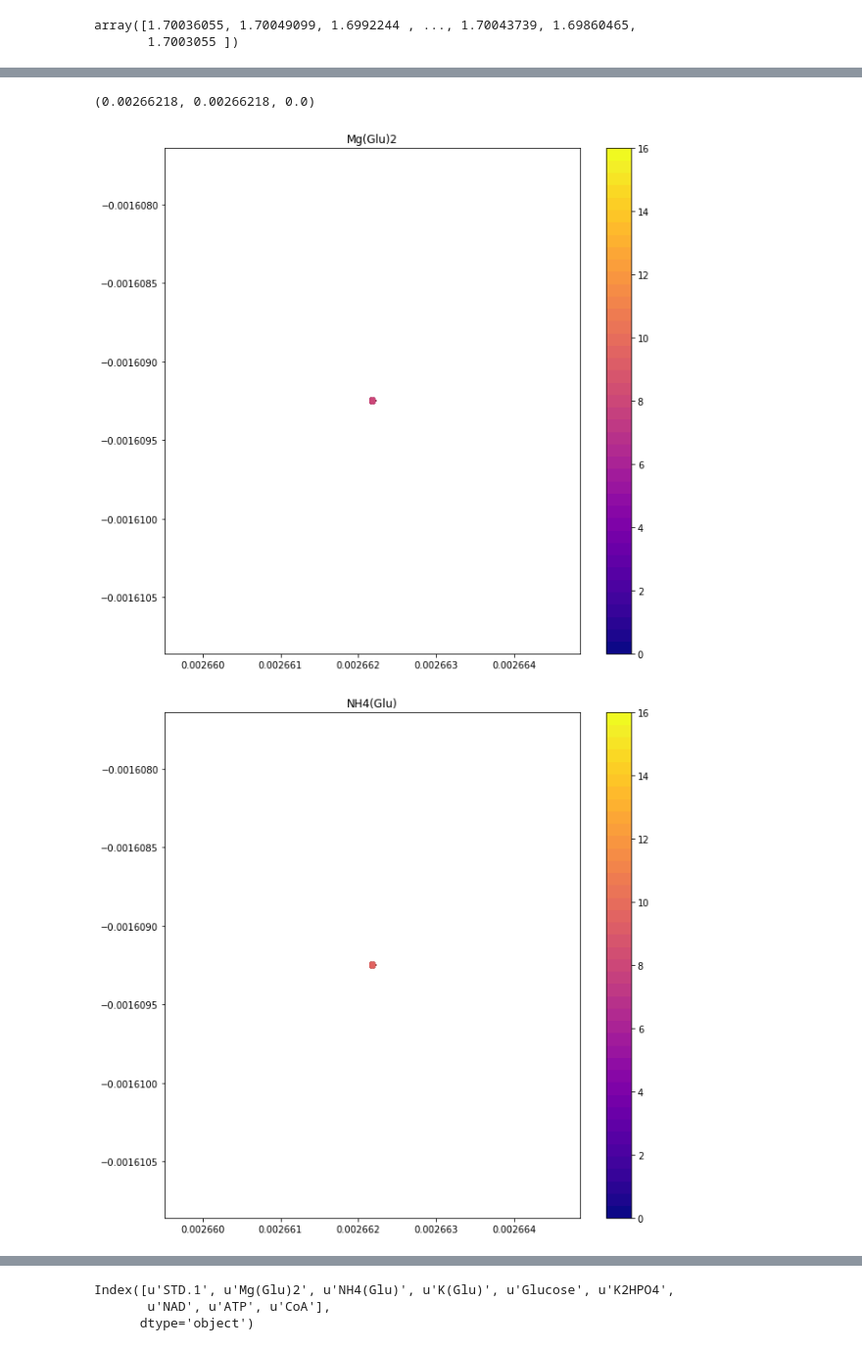
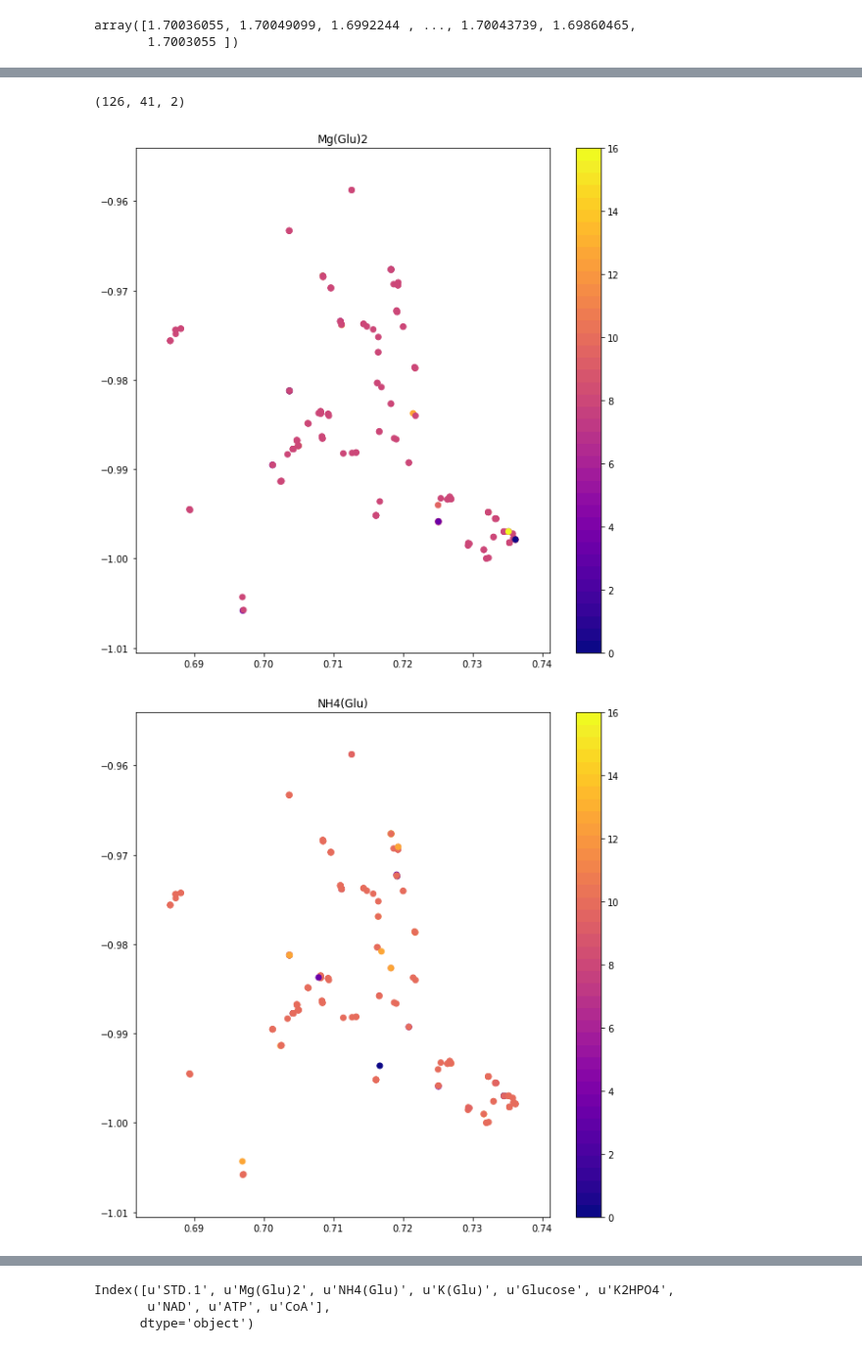
Before and after one commit to nlarusstone/cf_fba, a Jupyter notebook: notebooks/AutoEncoders.ipynb, the cells around one changed output, grey strips where cells are left out. Shown at 98% size. Drawn from its saved outputs; the diff is of its cells as text; code cells hidden in the pictures.

```diff
--- a/notebooks/AutoEncoders.ipynb
+++ b/notebooks/AutoEncoders.ipynb
@@ -27,9 +94,0 @@ y.shape
-# %%
-np.random.seed(seed=42)
-train_ind = np.random.choice(flat_data.shape[0], size=int(0.9 * flat_data.shape[0]), replace=False)
-test_ind = list(set(range(flat_data.shape[0])) - set(train_ind))
-# %%
-min_val = np.min(flat_data)
-max_val = np.max(flat_data)
-scale = lambda x: (x + abs(min_val)) / (abs(min_val) + max_val)
-flat_data_scaled = scale(flat_data)
@@ -44 +95,18 @@ X_test, y_test = flat_data_scaled[test_ind], y[test_ind]
+# %%
+np.random.seed(seed=42)
+def gen_train_test(data):
+    train_ind = np.random.choice(data.shape[0], size=int(0.9 * data.shape[0]), replace=False)
+    test_ind = list(set(range(data.shape[0])) - set(train_ind))
+    min_val = np.min(data)
+    max_val = np.max(data)
+    # mn = np.mean(flat_data)
+    #std = np.std(flat_data)
+    #norm = lambda x: (x - mn) / std
+    scale = lambda x: (x + abs(min_val)) / (abs(min_val) + max_val)
+    data_scaled = scale(data)
+    y = np.array(range(41) * data.shape[0])
+    return data_scaled[train_ind], y[train_ind], data_scaled[test_ind], y[test_ind]
+#gen_train_test(flat_data)
+#gen_train_test(data_no_nan)
+X_train, y_train, X_test, y_test = gen_train_test(resamp_data)
 # %%
@@ -94,12 +173,16 @@ def build_vae(X_shape, batch_size=100):
     generator = Model(decoder_input, _x_decoded_mean)
     return vae, encoder, generator
 # %%
+#%%debug
 batch_size = 256
-vae, encoder, generator = build_vae(X_train.shape[1], batch_size)
+X_shape, n_experiments = X_train.shape[2], df.shape[0]
+targets = tf.convert_to_tensor(df['AVG.1'].values, dtype=tf.float32)
+output_ind = btol_col
+vae, encoder, generator = build_vae(X_shape, n_experiments, targets, output_ind, batch_size)
 es = EarlyStopping(patience=2)
 vae.fit(X_train,
         shuffle=True,
-        epochs=10,
+        epochs=20,
         batch_size=batch_size,
         validation_data=(X_test, None),
         callbacks=[es])
@@ -188,32 +251,34 @@ get_rct(df, 'Glucose', y_test)
-# %%
-xmin, xmax, x_diff
-# %% [output]
-(0.00266218, 0.00266218, 0.0)
+# %%
+x_test_encoded.shape
+# %% [output]
+(126, 41, 2)
 # %%
 #cm1 = cm.get_cmap('tab20b', 20)
 #cm2 = cm.get_cmap('tab20c', 20)
 cmap = cm.get_cmap('plasma', 41)
 #cmap = lambda x: cm1(x) if x < 21 else cm2(x)
-xmin, xmax = np.amin(x_test_encoded[:, 0]), np.amax(x_test_encoded[:, 0])
-ymin, ymax = np.amin(x_test_encoded[:, 1]), np.amax(x_test_encoded[:, 1])
+#for j in range(41):
+j = 0
+xmin, xmax = np.amin(x_test_encoded[:, j, 0]), np.amax(x_test_encoded[:, j, 0])
+ymin, ymax = np.amin(x_test_encoded[:, j, 1]), np.amax(x_test_encoded[:, j, 1])
 x_diff = (xmax - xmin) / 10.0
 y_diff = (ymax - ymin) / 10.0
 for col in df.columns[4:]:
     plt.figure(figsize=(10, 10))
-    plt.scatter(x_test_encoded[:, 0], x_test_encoded[:, 1], c=get_rct(df, col, y_test), cmap=cmap)
+    plt.scatter(x_test_encoded[:, j, 0], x_test_encoded[:, j, 1], c=get_rct(df, col, y_test), cmap=cmap)
     plt.xlim((xmin - x_diff, xmax + x_diff))
     plt.ylim((ymin - y_diff, ymax + y_diff))
     plt.title(col)
     plt.colorbar()
     plt.show()
 
 plt.figure(figsize=(10, 10))
-plt.scatter(x_test_encoded[:, 0], x_test_encoded[:, 1], c=y_test, cmap=cmap)
+plt.scatter(x_test_encoded[:, j, 0], x_test_encoded[:, j, 1], c=y_test, cmap=cmap)
 plt.xlim((xmin - x_diff, xmax + x_diff))
 plt.ylim((ymin - y_diff, ymax + y_diff))
 plt.title('Variant')
 plt.colorbar()
 plt.show()
 # %% [output]
-[figure, old version]
+[figure, new version]
-[figure, old version]
+[figure, new version]
```
Also changed, not shown: parts of 19 cells of this notebook, 3 other files.
